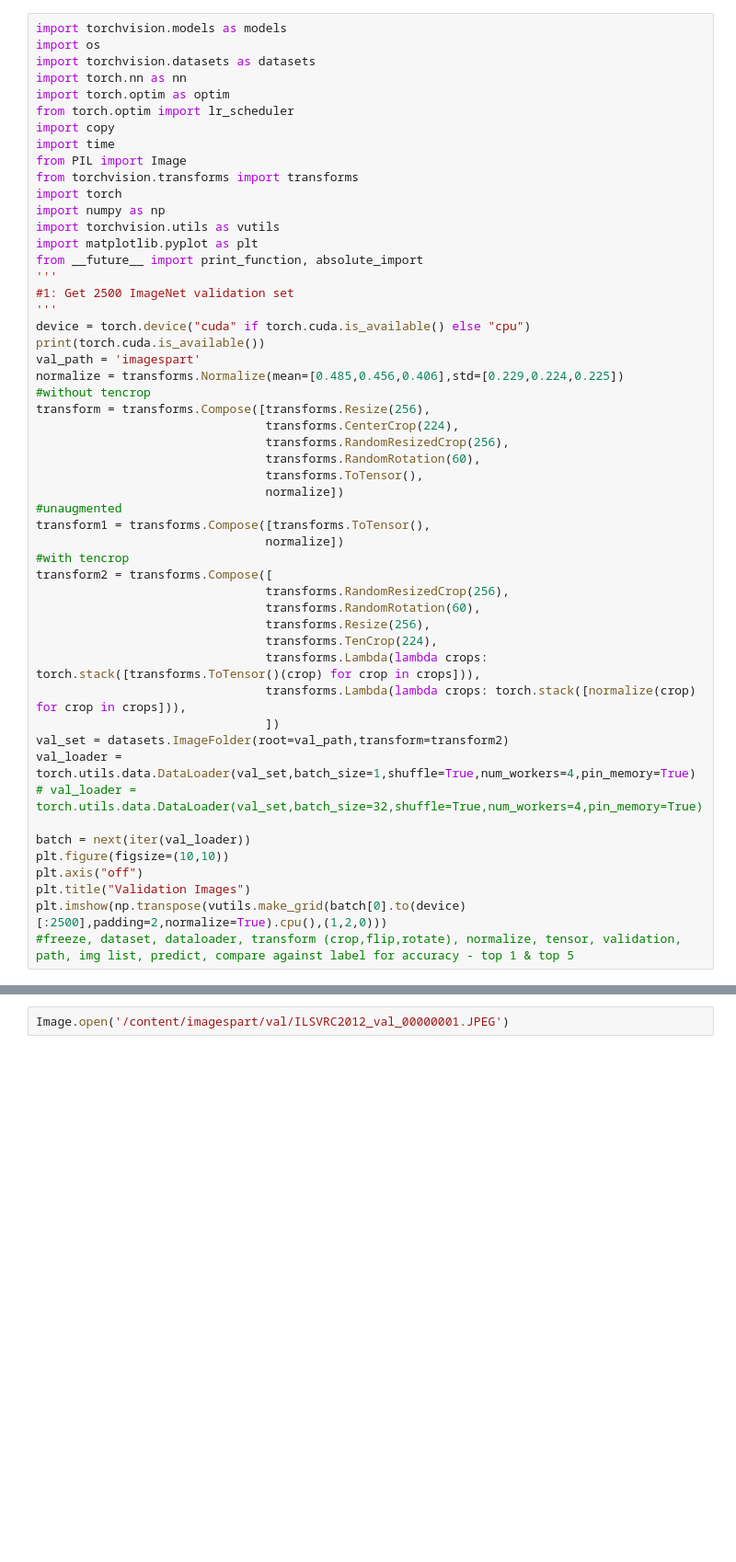
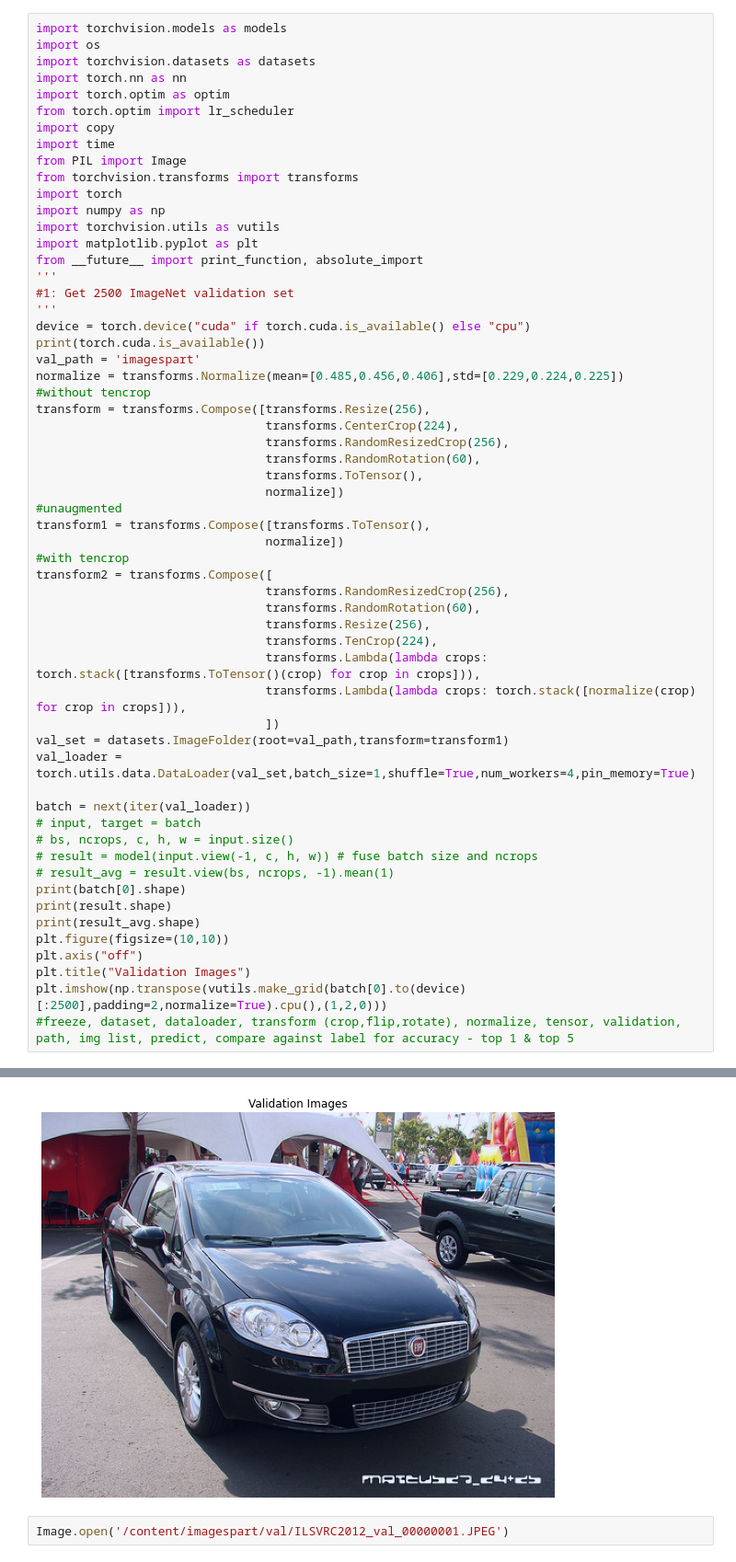
Before and after one commit to siskakrislim/deep-learning, a Jupyter notebook: Assignment1.ipynb, the cells around one changed output, grey strips where cells are left out. Shown: that part at 92% size. Drawn from its saved outputs; the diff is of its cells as text; blank space fills up the shorter version.

```diff
--- a/Assignment1.ipynb
+++ b/Assignment1.ipynb
@@ -45,13 +63,20 @@ transform2 = transforms.Compose([
                                 transforms.Lambda(lambda crops: torch.stack([transforms.ToTensor()(crop) for crop in crops])),
                                 transforms.Lambda(lambda crops: torch.stack([normalize(crop) for crop in crops])),
                                 ])
-val_set = datasets.ImageFolder(root=val_path,transform=transform2)
+val_set = datasets.ImageFolder(root=val_path,transform=transform1)
 val_loader = torch.utils.data.DataLoader(val_set,batch_size=1,shuffle=True,num_workers=4,pin_memory=True)
-# val_loader = torch.utils.data.DataLoader(val_set,batch_size=32,shuffle=True,num_workers=4,pin_memory=True)
 
 batch = next(iter(val_loader))
+# input, target = batch
+# bs, ncrops, c, h, w = input.size()
+# result = model(input.view(-1, c, h, w)) # fuse batch size and ncrops
+# result_avg = result.view(bs, ncrops, -1).mean(1)
+print(batch[0].shape)
+print(result.shape)
+print(result_avg.shape)
 plt.figure(figsize=(10,10))
 plt.axis("off")
 plt.title("Validation Images")
 plt.imshow(np.transpose(vutils.make_grid(batch[0].to(device)[:2500],padding=2,normalize=True).cpu(),(1,2,0)))
 #freeze, dataset, dataloader, transform (crop,flip,rotate), normalize, tensor, validation, path, img list, predict, compare against label for accuracy - top 1 & top 5
+# %% [output]
@@ -58,3 +88,4 @@ plt.imshow(np.transpose(vutils.make_grid(batch[0].to(device)[:2500],padding=2,no
+[figure, added]
 # %%
 Image.open('/content/imagespart/val/ILSVRC2012_val_00000001.JPEG')
 # %%
```
Also changed, not shown: parts of 4 cells of this notebook.
